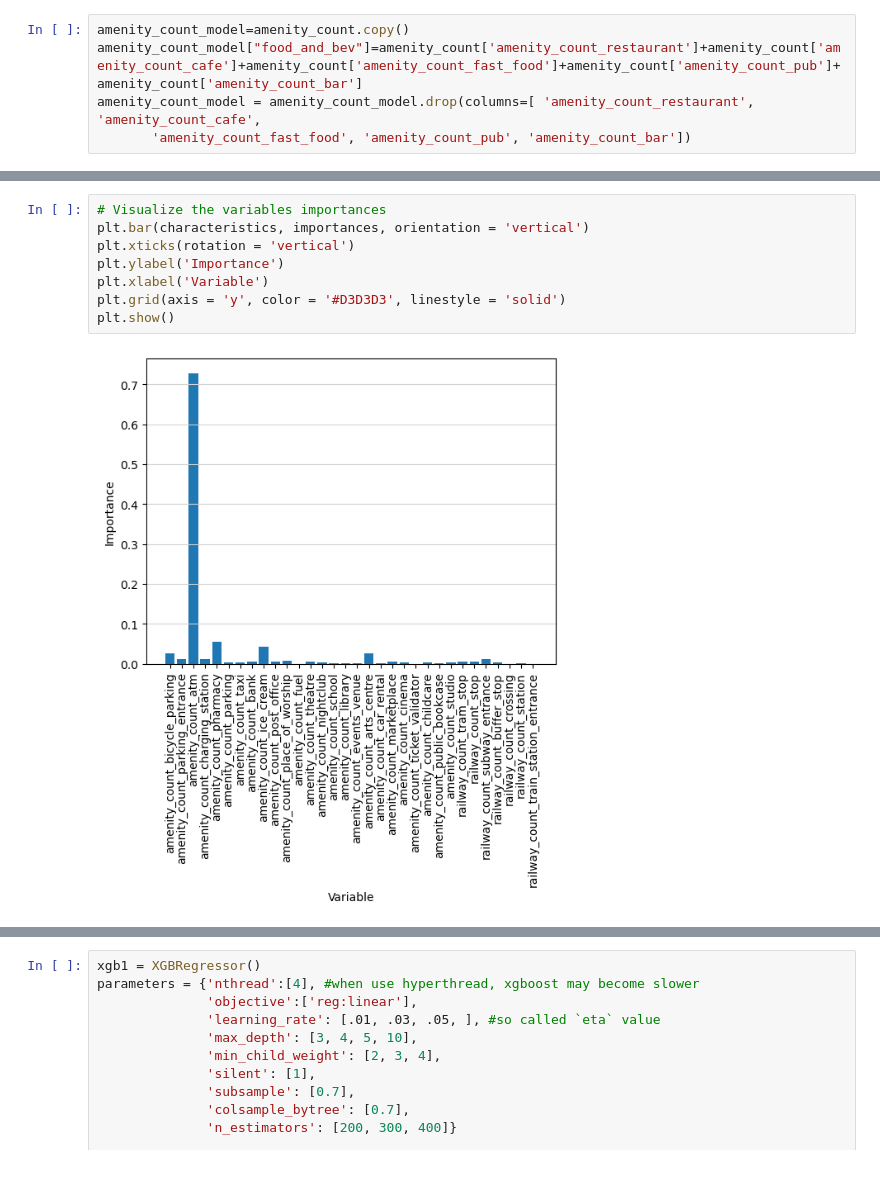
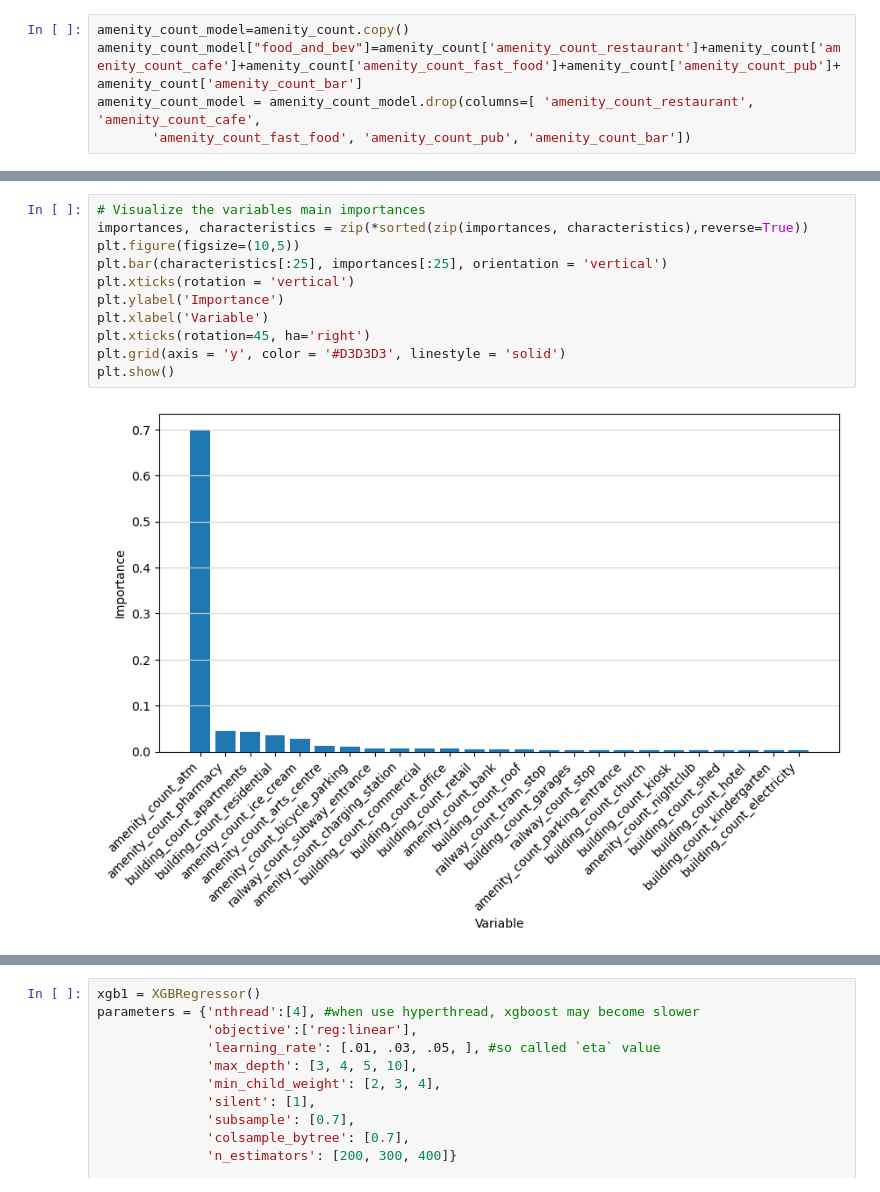
Before and after one commit to jesica-olivares/ccp_osm_group2, a Jupyter notebook: models.ipynb, the cells around one changed output, grey strips where cells are left out. Saved outputs shown, nothing was run; the diff lists cells and outputs as text.

```diff
--- a/models.ipynb
+++ b/models.ipynb
@@ -89,13 +90,16 @@ Variable: railway_count_train_station_entrance Importance: 0.0
 # %%
-# Visualize the variables importances
-plt.bar(characteristics, importances, orientation = 'vertical')
+# Visualize the variables main importances
+importances, characteristics = zip(*sorted(zip(importances, characteristics),reverse=True))
+plt.figure(figsize=(10,5))
+plt.bar(characteristics[:25], importances[:25], orientation = 'vertical')
 plt.xticks(rotation = 'vertical')
 plt.ylabel('Importance')
 plt.xlabel('Variable')
+plt.xticks(rotation=45, ha='right')
 plt.grid(axis = 'y', color = '#D3D3D3', linestyle = 'solid')
 plt.show()
 # %% [output]
-[figure, old version]
+[figure, new version]
 # %%
 xgbr = XGBRegressor(n_estimators = 100, max_depth = 10, random_state = 114)
 xgbr.fit(X_train, y_train)
```
Also changed, not shown: parts of 16 cells of this notebook, 2 other files.
